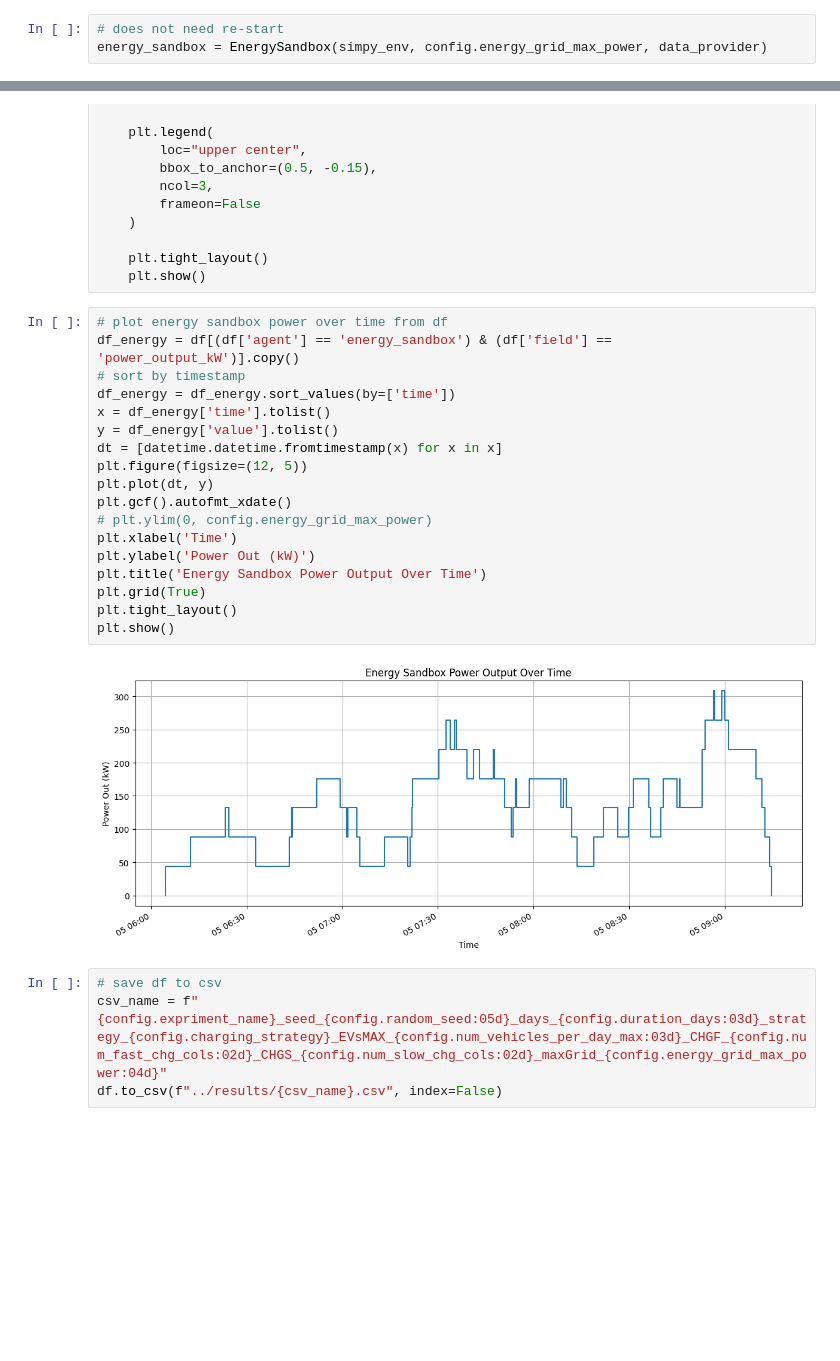
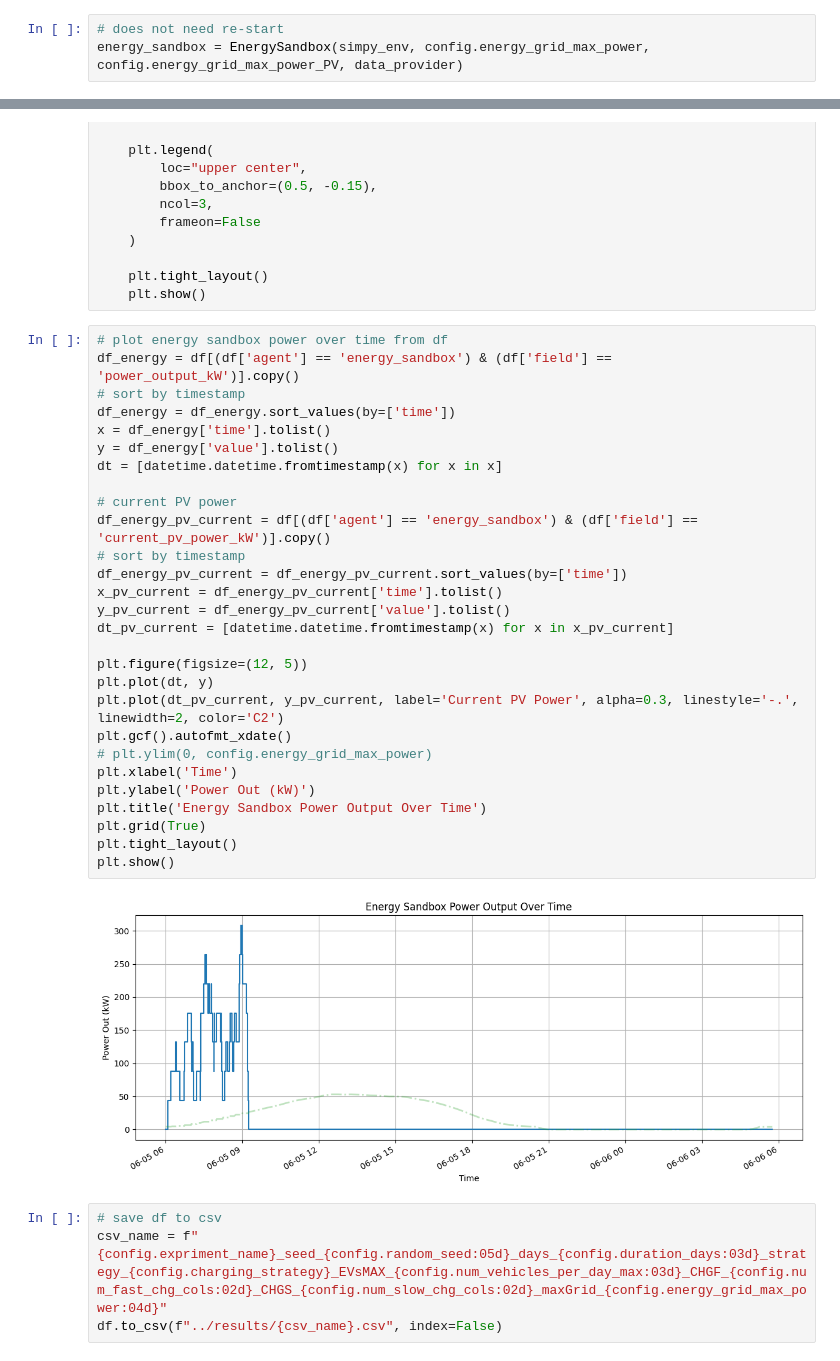
Before and after one commit to SharedChargingProject/ABM, a Jupyter notebook: Notebooks/main_SimPy.ipynb, the cells around one changed output, grey strips where cells are left out. Drawn from its saved outputs; the diff is of its cells as text; blank space fills up the shorter version.

```diff
--- a/Notebooks/main_SimPy.ipynb
+++ b/Notebooks/main_SimPy.ipynb
@@ -23,7 +23,7 @@ config = load_config("../SimPyABM/config.yaml")
 simpy_env = simpy.Environment()
 # %%
 # does not need re-start
-energy_sandbox = EnergySandbox(simpy_env, config.energy_grid_max_power, data_provider)
+energy_sandbox = EnergySandbox(simpy_env, config.energy_grid_max_power, config.energy_grid_max_power_PV, data_provider)
 # %%
 env = Environment(simpy_env, energy_sandbox, config.random_seed, config.start_date_time, config.verbose)
 # %%
@@ -161,23 +163,33 @@ if not HEAVY_COMPUTATION:
 # %%
 # plot energy sandbox power over time from df
 df_energy = df[(df['agent'] == 'energy_sandbox') & (df['field'] == 'power_output_kW')].copy()
 # sort by timestamp
 df_energy = df_energy.sort_values(by=['time'])
 x = df_energy['time'].tolist()
 y = df_energy['value'].tolist()
 dt = [datetime.datetime.fromtimestamp(x) for x in x]
+
+# current PV power
+df_energy_pv_current = df[(df['agent'] == 'energy_sandbox') & (df['field'] == 'current_pv_power_kW')].copy()
+# sort by timestamp
+df_energy_pv_current = df_energy_pv_current.sort_values(by=['time'])
+x_pv_current = df_energy_pv_current['time'].tolist()
+y_pv_current = df_energy_pv_current['value'].tolist()
+dt_pv_current = [datetime.datetime.fromtimestamp(x) for x in x_pv_current]
+
 plt.figure(figsize=(12, 5))
 plt.plot(dt, y)
+plt.plot(dt_pv_current, y_pv_current, label='Current PV Power', alpha=0.3, linestyle='-.', linewidth=2, color='C2')
 plt.gcf().autofmt_xdate()
 # plt.ylim(0, config.energy_grid_max_power)
 plt.xlabel('Time')
 plt.ylabel('Power Out (kW)')
 plt.title('Energy Sandbox Power Output Over Time')
 plt.grid(True)
 plt.tight_layout()
 plt.show()
 # %% [output]
-[figure, old version]
+[figure, new version]
 # %%
 # save df to csv
 csv_name = f"{config.expriment_name}_seed_{config.random_seed:05d}_days_{config.duration_days:03d}_strategy_{config.charging_strategy}_EVsMAX_{config.num_vehicles_per_day_max:03d}_CHGF_{config.num_fast_chg_cols:02d}_CHGS_{config.num_slow_chg_cols:02d}_maxGrid_{config.energy_grid_max_power:04d}"
```
Also changed, not shown: parts of 2 cells of this notebook, 5 other files.
